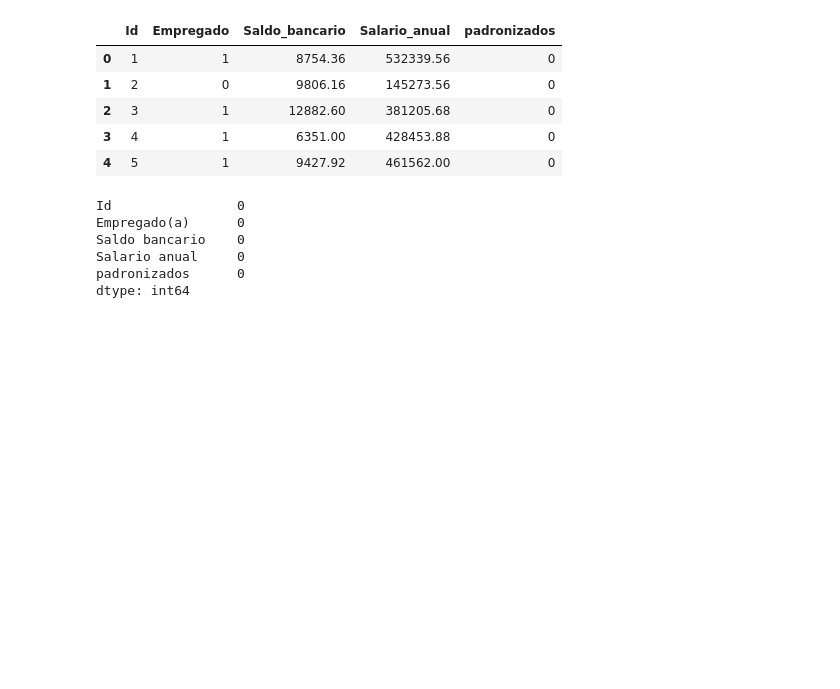
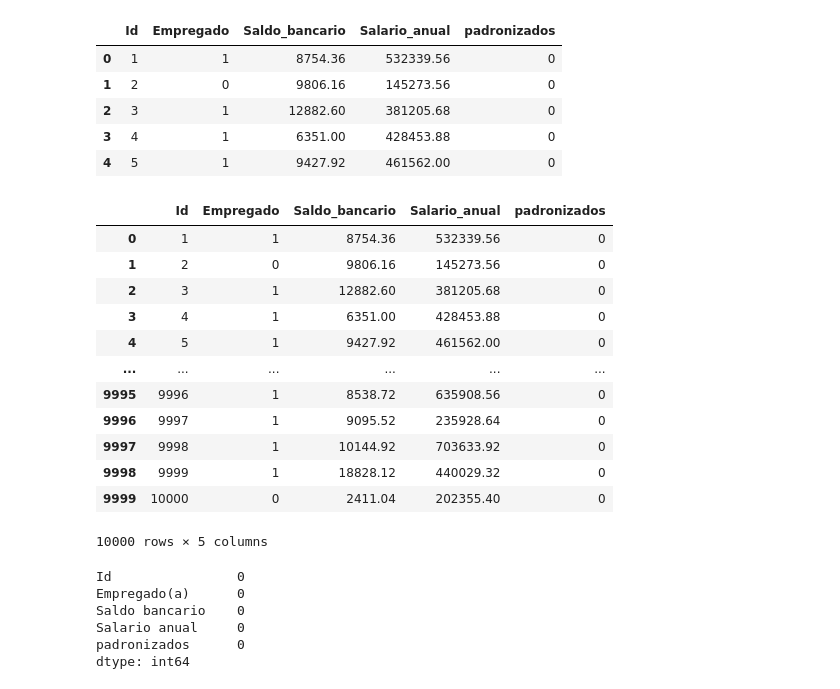
Before and after one commit to Joao-Inacio/Formacao-Cientista-de-Dados, a Jupyter notebook: lab/Projetos/Loan_Default/PratLoan.ipynb, the cells around one changed output. Drawn from its saved outputs; the diff is of its cells as text; code cells hidden in the pictures; blank space fills up the shorter version.

```diff
--- a/lab/Projetos/Loan_Default/PratLoan.ipynb
+++ b/lab/Projetos/Loan_Default/PratLoan.ipynb
@@ -31,6 +31,22 @@ dados.head()
 | 2 | 3 | 1 | 12882.60 | 381205.68 | 0 |
 | 3 | 4 | 1 | 6351.00 | 428453.88 | 0 |
 | 4 | 5 | 1 | 9427.92 | 461562.00 | 0 |
+# %%
+dados
+# %% [output]
+|  | Id | Empregado | Saldo_bancario | Salario_anual | padronizados |
+| 0 | 1 | 1 | 8754.36 | 532339.56 | 0 |
+| 1 | 2 | 0 | 9806.16 | 145273.56 | 0 |
+| 2 | 3 | 1 | 12882.60 | 381205.68 | 0 |
+| 3 | 4 | 1 | 6351.00 | 428453.88 | 0 |
+| 4 | 5 | 1 | 9427.92 | 461562.00 | 0 |
+| ... | ... | ... | ... | ... | ... |
+| 9995 | 9996 | 1 | 8538.72 | 635908.56 | 0 |
+| 9996 | 9997 | 1 | 9095.52 | 235928.64 | 0 |
+| 9997 | 9998 | 1 | 10144.92 | 703633.92 | 0 |
+| 9998 | 9999 | 1 | 18828.12 | 440029.32 | 0 |
+| 9999 | 10000 | 0 | 2411.04 | 202355.40 | 0 |
+10000 rows × 5 columns
 # %%
 # Verificando valores NAN
 dados.isnull().sum()
```
Also changed, not shown: parts of 1 cell of this notebook.
